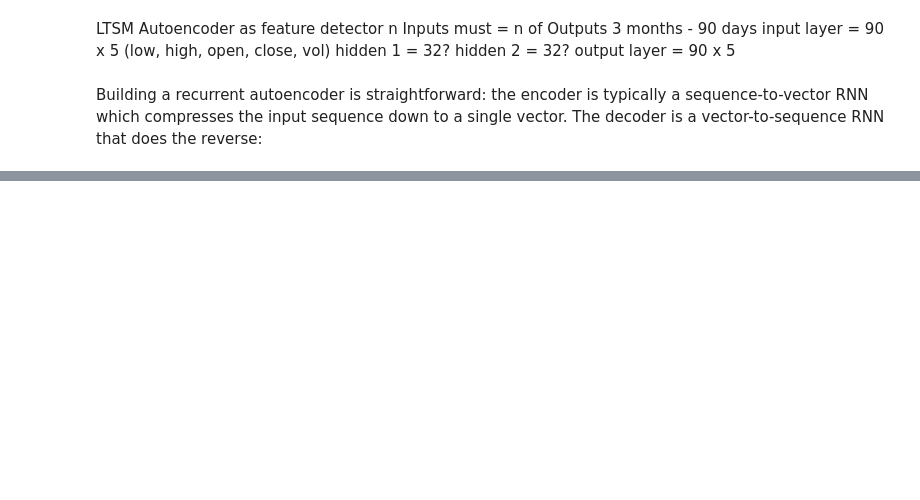
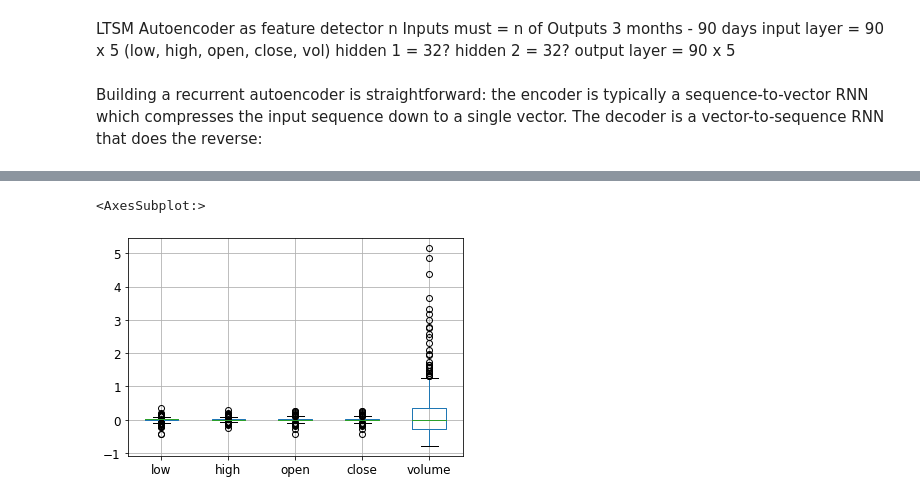
Before and after one commit to lohs/crypto-drl, a Jupyter notebook: neural_network/deep-learning.ipynb, the cells around one changed output, grey strips where cells are left out. Drawn from its saved outputs; the diff is of its cells as text; code cells hidden in the pictures; blank space fills up the shorter version.

```diff
--- a/neural_network/deep-learning.ipynb
+++ b/neural_network/deep-learning.ipynb
@@ -65,0 +130,5 @@ _________________________________________________________________
+# %%
+X_train.boxplot()
+# %% [output]
+<AxesSubplot:>
+[figure, added]
```
Also changed, not shown: parts of 11 cells of this notebook.
